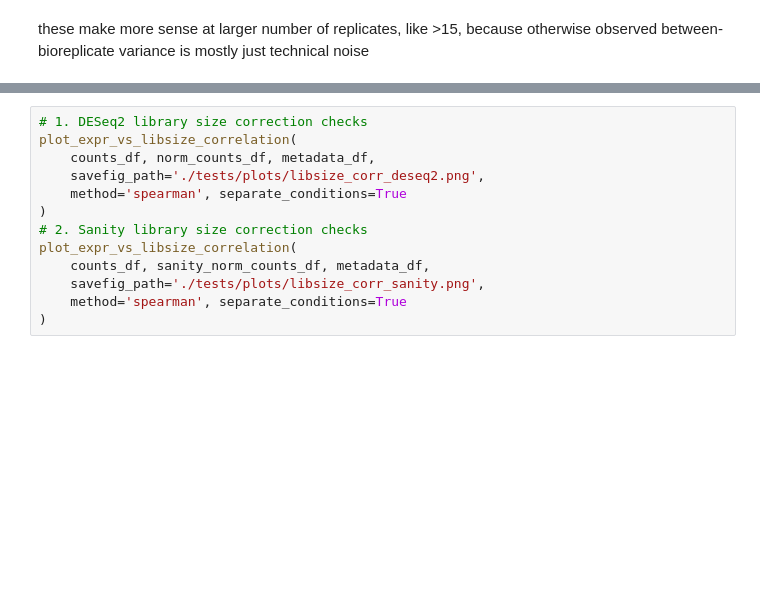
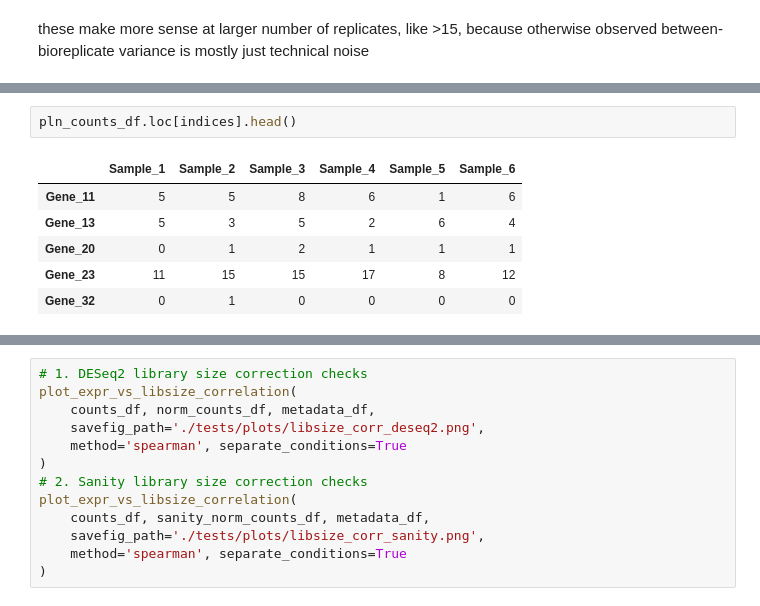
Before and after one commit to zavolanlab/zavolab_pyutils, a Jupyter notebook: test_module.ipynb, the cells around one changed output, grey strips where cells are left out. Cells and saved outputs as stored; diff of their text form; blank space fills up the shorter version.

```diff
--- a/test_module.ipynb
+++ b/test_module.ipynb
@@ -256,0 +275,9 @@ KeyError: "['Sample_5', 'Sample_6'] not in index"
+# %%
+pln_counts_df.loc[indices].head()
+# %% [output]
+|  | Sample_1 | Sample_2 | Sample_3 | Sample_4 | Sample_5 | Sample_6 |
+| Gene_11 | 5 | 5 | 8 | 6 | 1 | 6 |
+| Gene_13 | 5 | 3 | 5 | 2 | 6 | 4 |
+| Gene_20 | 0 | 1 | 2 | 1 | 1 | 1 |
+| Gene_23 | 11 | 15 | 15 | 17 | 8 | 12 |
+| Gene_32 | 0 | 1 | 0 | 0 | 0 | 0 |
```
Also changed, not shown: parts of 22 cells of this notebook, 9 other files.
